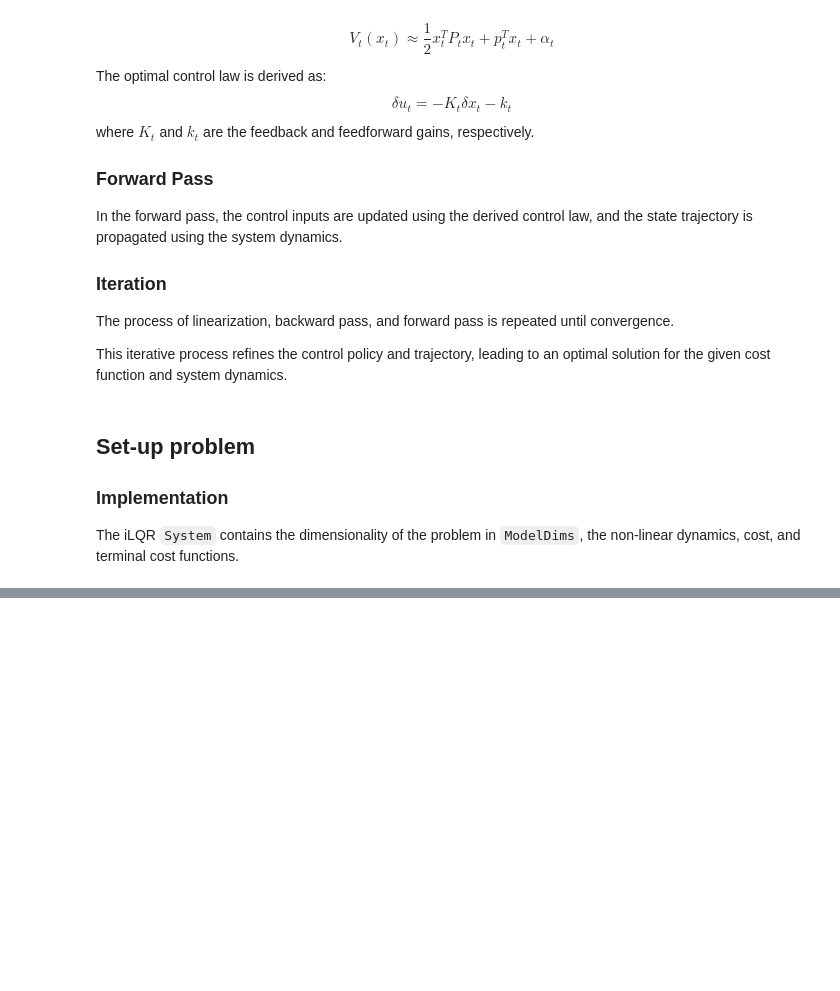
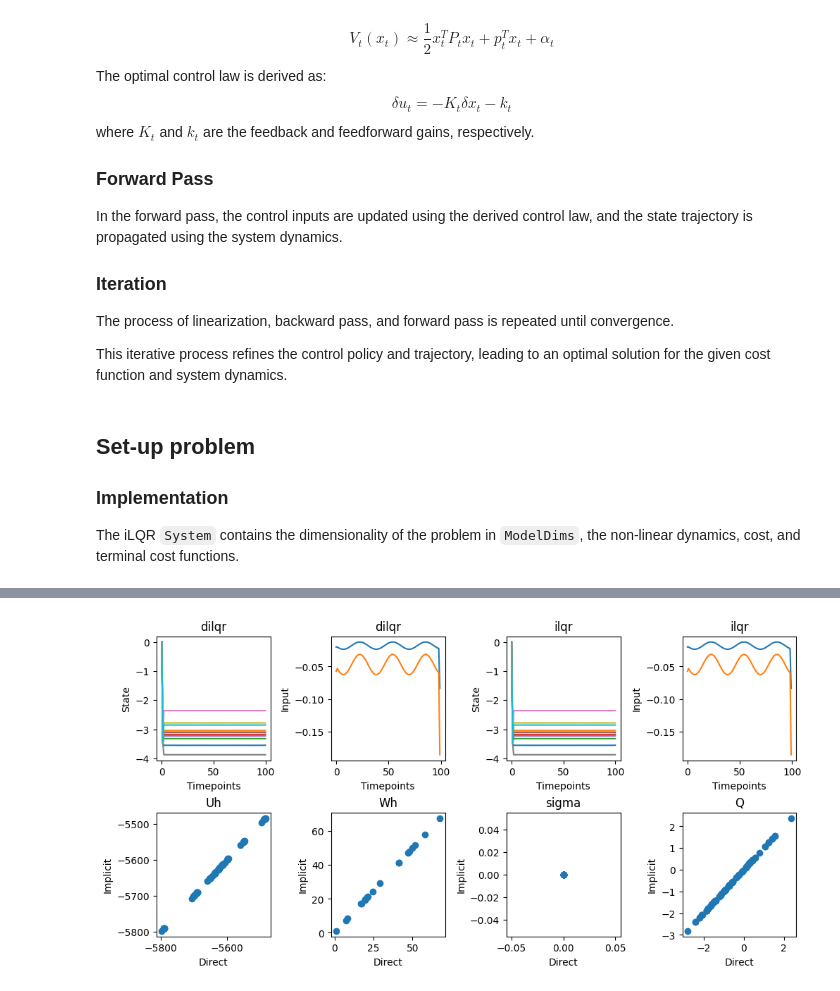
Before and after one commit to bbhaduri/diffilqrax-m1arm, a Jupyter notebook: doc/source/examples/gradients_through_ilqr.ipynb, the cells around one changed output, grey strips where cells are left out. Drawn from its saved outputs; the diff is of its cells as text; code cells hidden in the pictures; blank space fills up the shorter version.

```diff
--- a/doc/source/examples/gradients_through_ilqr.ipynb
+++ b/doc/source/examples/gradients_through_ilqr.ipynb
@@ -119,0 +196,31 @@ ilqr_model = System(
+# %%
+def direct_loss(prms):
+    theta = Theta(Uh=prms.theta.Uh, Wh=prms.theta.Wh, Q=prms.theta.Q, sigma=jnp.zeros((dims.n), dtype=jnp.float64))
+    params = iLQRParams(x0=0.*prms.x0, theta=theta)
+    (opt_xs, opt_us, _), _, _ = ilqr_solver(
+        ilqr_model,
+        params,
+        Us_init,
+        max_iter=70,
+        convergence_thresh=1e-8,
+        alpha_init=1.0,
+        use_linesearch=True,
+        **ls_kwargs,
+    )
+
+    return jnp.linalg.norm(opt_xs) ** 2 + jnp.linalg.norm(opt_us) ** 2
+# %%
+implicit_val, implicit_g = jax.value_and_grad(implicit_loss)(params)
+direct_val, direct_g = jax.value_and_grad(direct_loss)(params)
+# %%
+fig, axes = plt.subplots(2,len(direct_g.theta), figsize=(10, 5), layout="constrained")
+for (ax, dg, ig, n) in zip(axes.flatten()[-4:], direct_g.theta, implicit_g.theta, implicit_g.theta._fields):
+    ax.scatter(dg.flatten(), ig.flatten())
+    ax.set(xlabel="Direct", ylabel="Implicit", title=f"{n}")
+for (ax, opt_v, ax_title, y_lab) in zip(axes.flatten()[:4], (opt_state, opt_input, opt_state_ilqr, opt_input_ilqr), ("dilqr", "dilqr", "ilqr", "ilqr"), ("State", "Input", "State", "Input")):
+    ax.plot(opt_v)
+    ax.set(xlabel="Timepoints", ylabel=y_lab, title=ax_title)
+
+# fig.tight_layout()
+# %% [output]
+[figure, added]
```
Also changed, not shown: parts of 14 cells of this notebook, 6 other files.
